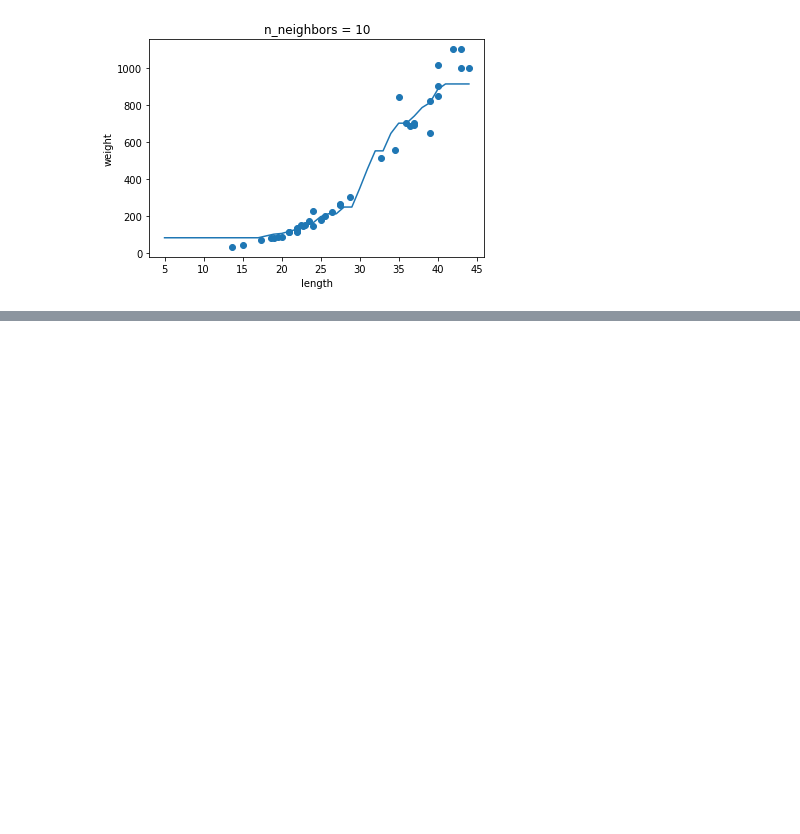
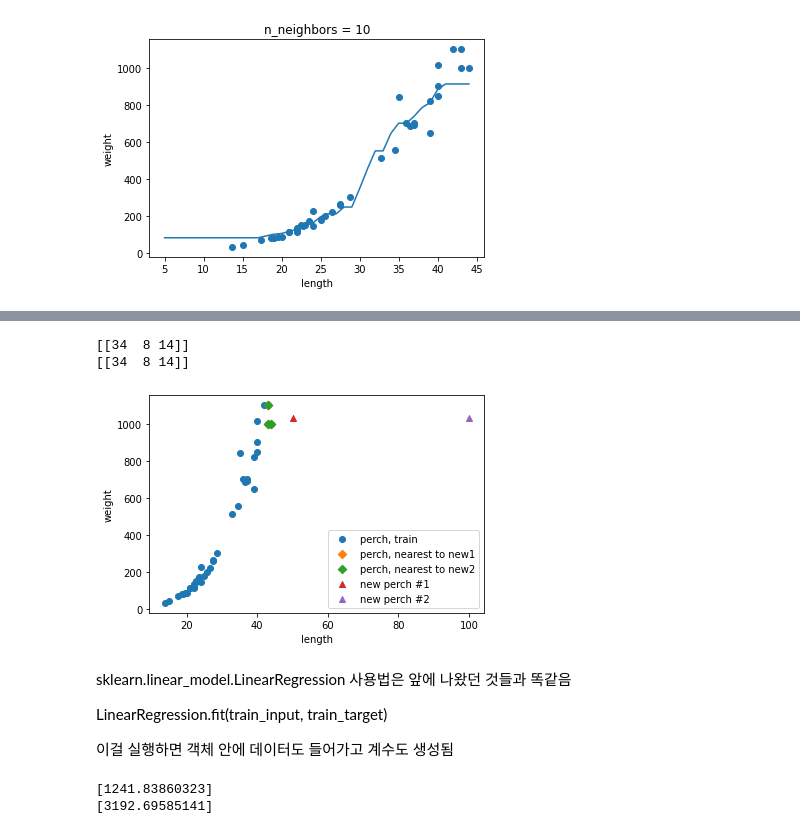
Before and after one commit to keizikang/self_study_mldl, a Jupyter notebook: 혼공머신_3장.ipynb, the cells around one changed output, grey strips where cells are left out. Saved outputs shown, nothing was run; the diff lists cells and outputs as text; code cells hidden in the pictures; blank space fills up the shorter version.

```diff
--- a/혼공머신_3장.ipynb
+++ b/혼공머신_3장.ipynb
@@ -269,0 +295,50 @@ for n in [1, 5, 10]:
+# %%
+# 값이 엉뚱하게 나옴을 확인
+
+train_input, test_input, train_target, test_target = train_test_split(
+    perch_length, perch_weight, random_state=42)
+
+train_input = train_input.reshape(-1, 1)
+test_input = test_input.reshape(-1, 1)
+
+knr = KNeighborsRegressor(n_neighbors=3)
+knr.fit(train_input, train_target)
+
+new_fish1_length = 50
+new_fish2_length = 100
+
+distances1, indexes1 = knr.kneighbors([[new_fish1_length]])
+distances2, indexes2 = knr.kneighbors([[new_fish2_length]])
+print(indexes1)
+print(indexes2)
+
+plt.scatter(train_input, train_target, label='perch, train')
+plt.scatter(train_input[indexes1], train_target[indexes1], marker='D', label='perch, nearest to new1')
+plt.scatter(train_input[indexes2], train_target[indexes2], marker='D', label='perch, nearest to new2')
+plt.scatter(new_fish1_length, knr.predict([[new_fish1_length]]), marker='^', label='new perch #1')
+plt.scatter(new_fish2_length, knr.predict([[new_fish2_length]]), marker='^', label='new perch #2')
+plt.xlabel('length')
+plt.ylabel('weight')
+plt.legend()
+plt.show()
+# %% [output]
+[[34  8 14]]
+[[34  8 14]]
+[figure, added]
+# %% [markdown]
+sklearn.linear_model.LinearRegression 사용법은 앞에 나왔던 것들과 똑같음
+
+LinearRegression.fit(train_input, train_target)
+
+이걸 실행하면 객체 안에 데이터도 들어가고 계수도 생성됨
+# %%
+from sklearn.linear_model import LinearRegression
+lr = LinearRegression()
+
+lr.fit(train_input, train_target)
+
+print(lr.predict([[50]]))
+print(lr.predict([[100]]))
+# %% [output]
+[1241.83860323]
+[3192.69585141]
```
Also changed, not shown: parts of 5 cells of this notebook.
